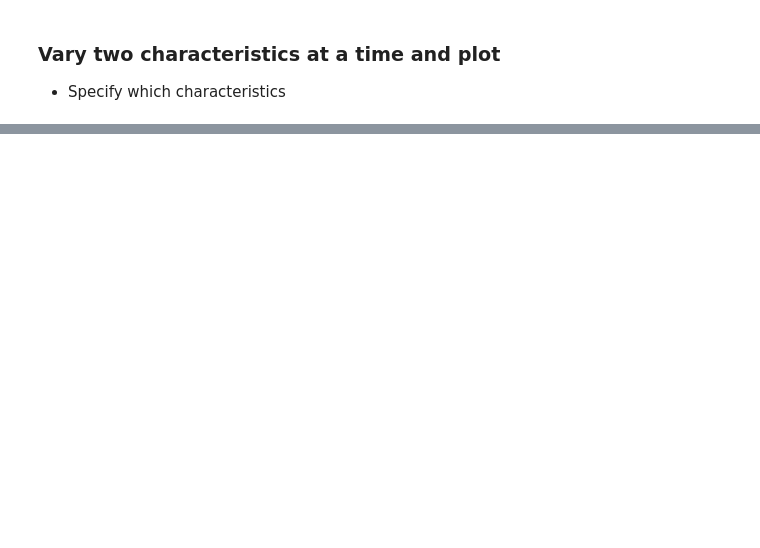
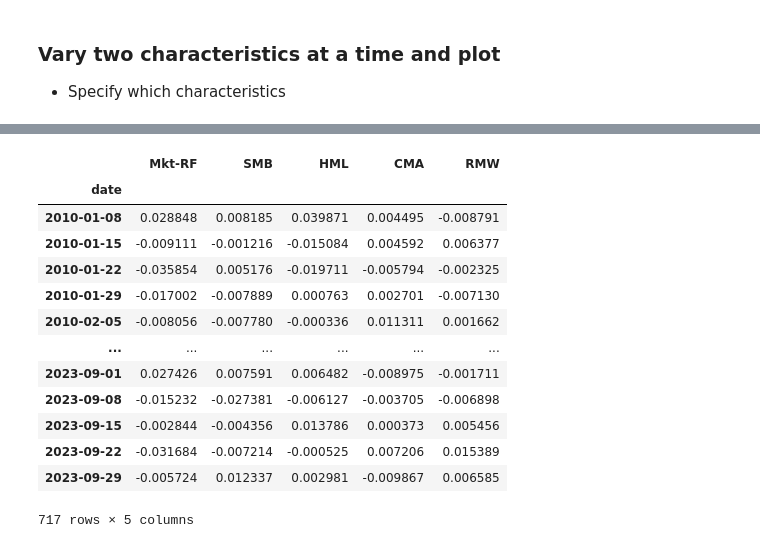
Before and after one commit to kerryback/MGMT638, a Jupyter notebook: notebooks/11-backtest.ipynb, the cells around one changed output, grey strips where cells are left out. Drawn from its saved outputs; the diff is of its cells as text; code cells hidden in the pictures; blank space fills up the shorter version.

```diff
--- a/notebooks/11-backtest.ipynb
+++ b/notebooks/11-backtest.ipynb
@@ -238,0 +262,23 @@ plt.show()
+# %%
+from pandas_datareader import DataReader as pdr
+famafrench = pdr(
+    "F-F_Research_Data_5_Factors_2x3_daily",
+    "famafrench",
+    start=2010
+)[0] / 100
+
+famafrench.index.name = "date"
+famafrench = famafrench.reset_index()
+famafrench["year"] = famafrench.date.apply(lambda x: x.isocalendar()[0])
+famafrench["week"] = famafrench.date.apply(lambda x: x.isocalendar()[1])
+
+ff = None
+for col in ["Mkt-RF", "SMB", "HML", "CMA", "RMW"]:
+    ser = famafrench.groupby(["year", "week"], group_keys=True)[col].apply(
+        lambda x: (1+x).prod() - 1
+    )
+    ser.name = col
+    ff = pd.concat((ff, ser), axis=1)
+ff["date"] = famafrench.groupby(["year", "week"], group_keys=True).date.last()
+ff = ff.reset_index(drop=True)
+ff = ff.set_index("date")
@@ -238,0 +294,17 @@ plt.show()
+# %%
+ff
+# %% [output]
+|  | Mkt-RF | SMB | HML | CMA | RMW |
+| date |  |  |  |  |  |
+| 2010-01-08 | 0.028848 | 0.008185 | 0.039871 | 0.004495 | -0.008791 |
+| 2010-01-15 | -0.009111 | -0.001216 | -0.015084 | 0.004592 | 0.006377 |
+| 2010-01-22 | -0.035854 | 0.005176 | -0.019711 | -0.005794 | -0.002325 |
+| 2010-01-29 | -0.017002 | -0.007889 | 0.000763 | 0.002701 | -0.007130 |
+| 2010-02-05 | -0.008056 | -0.007780 | -0.000336 | 0.011311 | 0.001662 |
+| ... | ... | ... | ... | ... | ... |
+| 2023-09-01 | 0.027426 | 0.007591 | 0.006482 | -0.008975 | -0.001711 |
+| 2023-09-08 | -0.015232 | -0.027381 | -0.006127 | -0.003705 | -0.006898 |
+| 2023-09-15 | -0.002844 | -0.004356 | 0.013786 | 0.000373 | 0.005456 |
+| 2023-09-22 | -0.031684 | -0.007214 | -0.000525 | 0.007206 | 0.015389 |
+| 2023-09-29 | -0.005724 | 0.012337 | 0.002981 | -0.009867 | 0.006585 |
+717 rows × 5 columns
```
Also changed, not shown: parts of 10 cells of this notebook.
